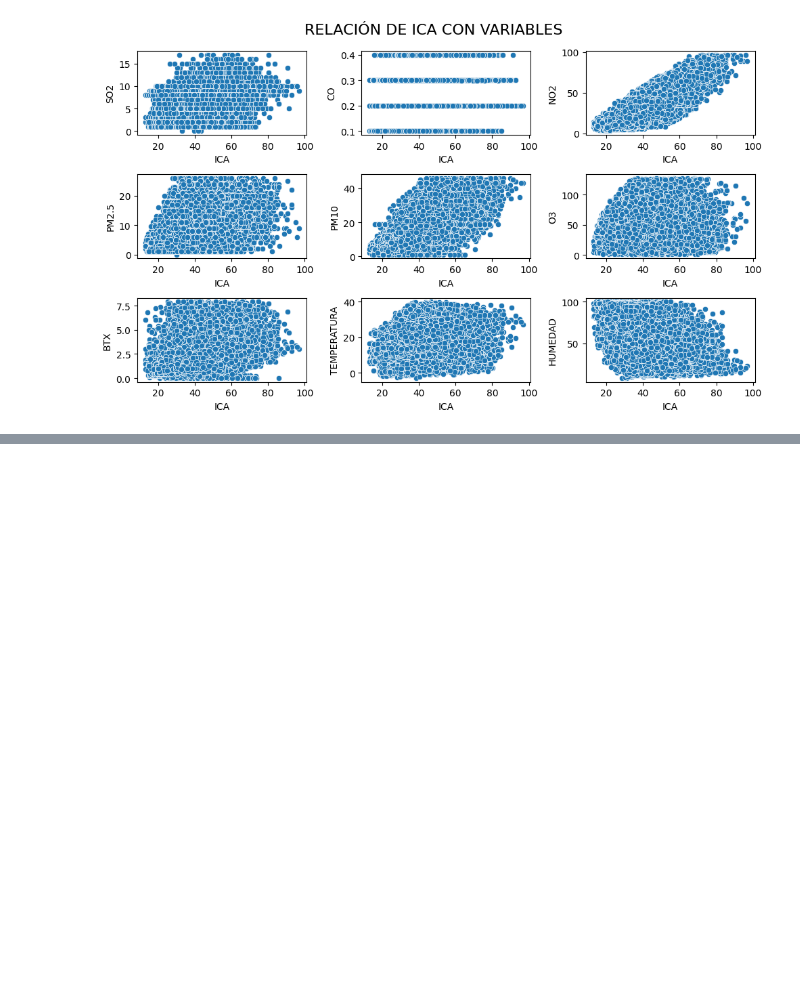
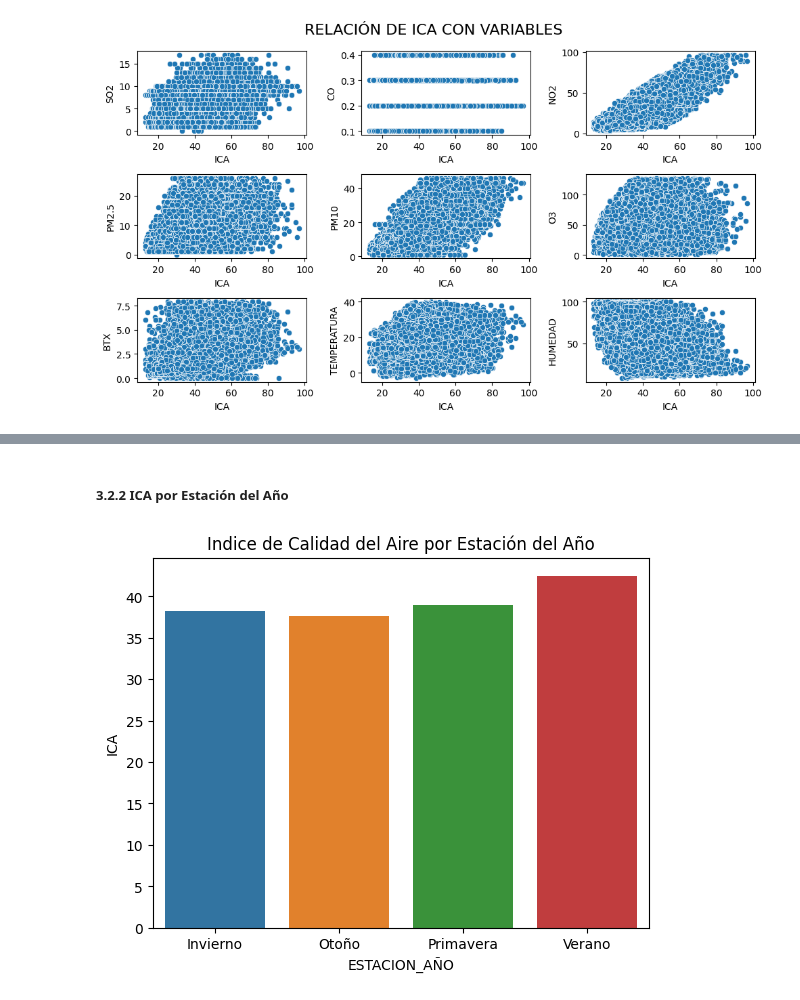
Before and after one commit to EmmaMontalban/grupo1_analisis, a Jupyter notebook: notebooks/5.Analisis_bivariante.ipynb, the cells around one changed output, grey strips where cells are left out. Saved outputs shown, nothing was run; the diff lists cells and outputs as text; code cells hidden in the pictures; blank space fills up the shorter version.

```diff
--- a/notebooks/5.Analisis_bivariante.ipynb
+++ b/notebooks/5.Analisis_bivariante.ipynb
@@ -90,0 +102,13 @@ plt.show()
+# %% [markdown]
+ ##### 3.2.2 ICA por Estación del Año
+# %%
+# Crear columna 'ESTACION' para agrupar meses en estaciones
+df['ESTACION_AÑO'] = df['MES'].apply(lambda x: 'Invierno' if x in [12, 1, 2] else 'Primavera' if x in [3, 4, 5] else 'Verano' if x in [6, 7, 8] else 'Otoño')
+
+df_est_año = df.groupby('ESTACION_AÑO')['ICA'].mean().reset_index()
+ax = sns.barplot(data=df_est_año, x='ESTACION_AÑO', y='ICA')
+
+plt.title('Indice de Calidad del Aire por Estación del Año')
+plt.show()
+# %% [output]
+[figure, added]
```
Also changed, not shown: parts of 12 cells of this notebook.
